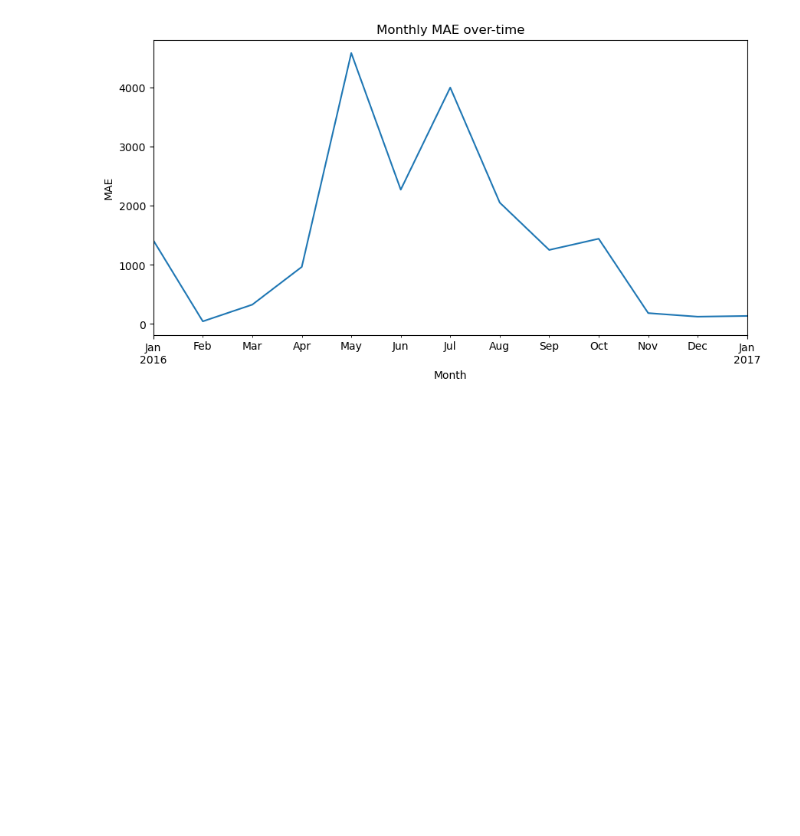
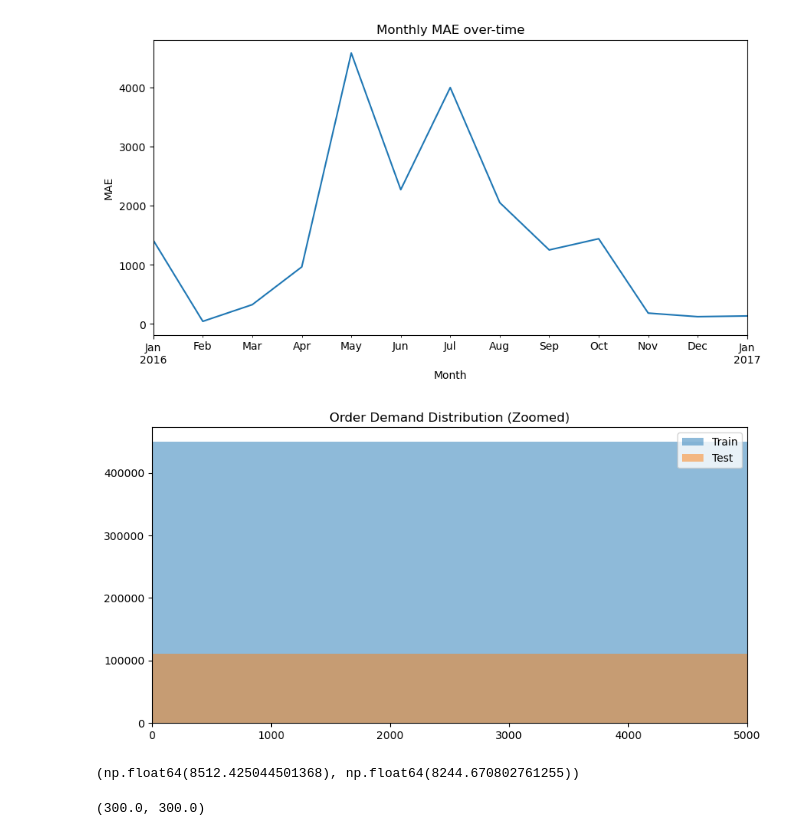
Before and after one commit to Jenish045/drift-aware-demand-forecasting-ml, a Jupyter notebook: notebooks/03_global_ml_model.ipynb, the cells around one changed output. Cells and saved outputs as stored; diff of their text form; code cells hidden in the pictures; blank space fills up the shorter version.

Commit message:
Implemented drift detection, distribution analysis, and expanding-window retraining simulation

```diff
--- a/notebooks/03_global_ml_model.ipynb
+++ b/notebooks/03_global_ml_model.ipynb
@@ -354,0 +369,23 @@ plt.show()
+# %%
+train_df = df_encoded.iloc[:split_index].copy()
+test_df = df_encoded.iloc[split_index:].copy()
+# %%
+plt.figure(figsize=(10,5))
+
+plt.hist(train_df["Order_Demand"], bins=50, alpha=0.5, label="Train")
+plt.hist(test_df["Order_Demand"], bins=50, alpha=0.5, label="Test")
+
+plt.xlim(0, 5000)   # zoom into realistic range
+plt.legend()
+plt.title("Order Demand Distribution (Zoomed)")
+plt.show()
+# %% [output]
+[figure, added]
+# %%
+train_df["Order_Demand"].mean(), test_df["Order_Demand"].mean()
+# %% [output]
+(np.float64(8512.425044501368), np.float64(8244.670802761255))
+# %%
+train_df["Order_Demand"].median(), test_df["Order_Demand"].median()
+# %% [output]
+(300.0, 300.0)
```
Also changed, not shown: parts of 16 cells of this notebook.
